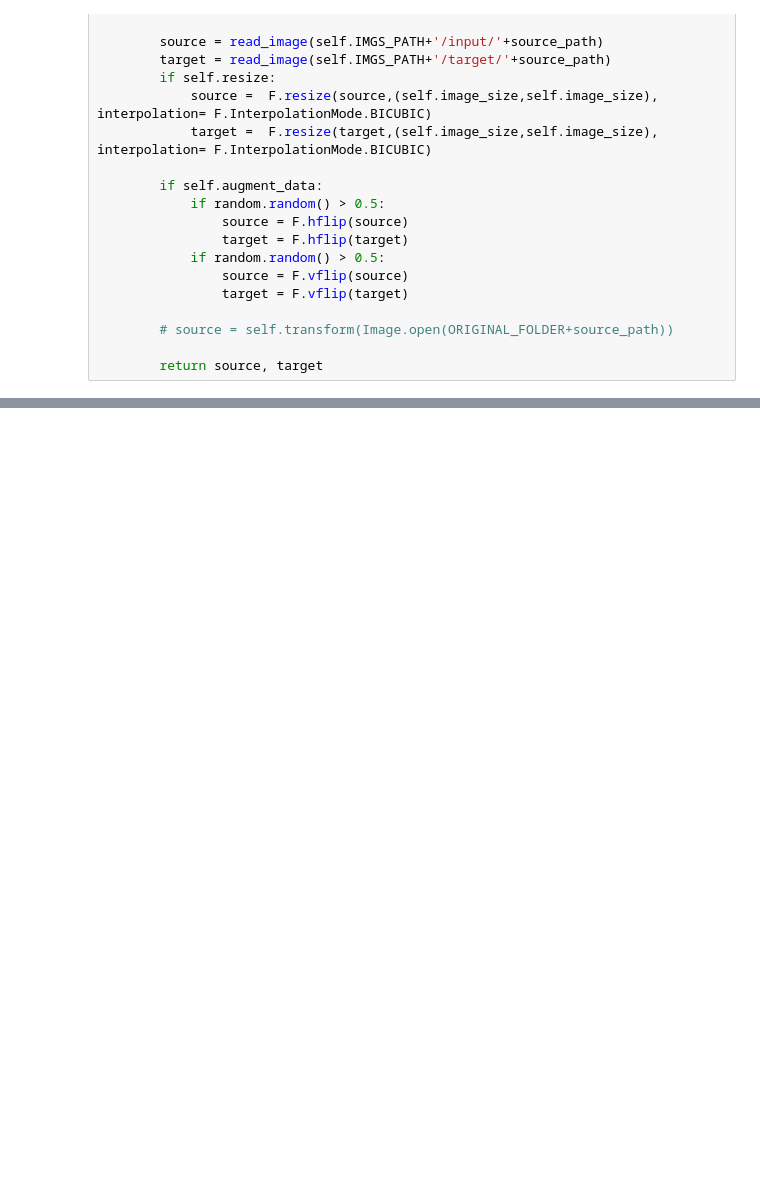
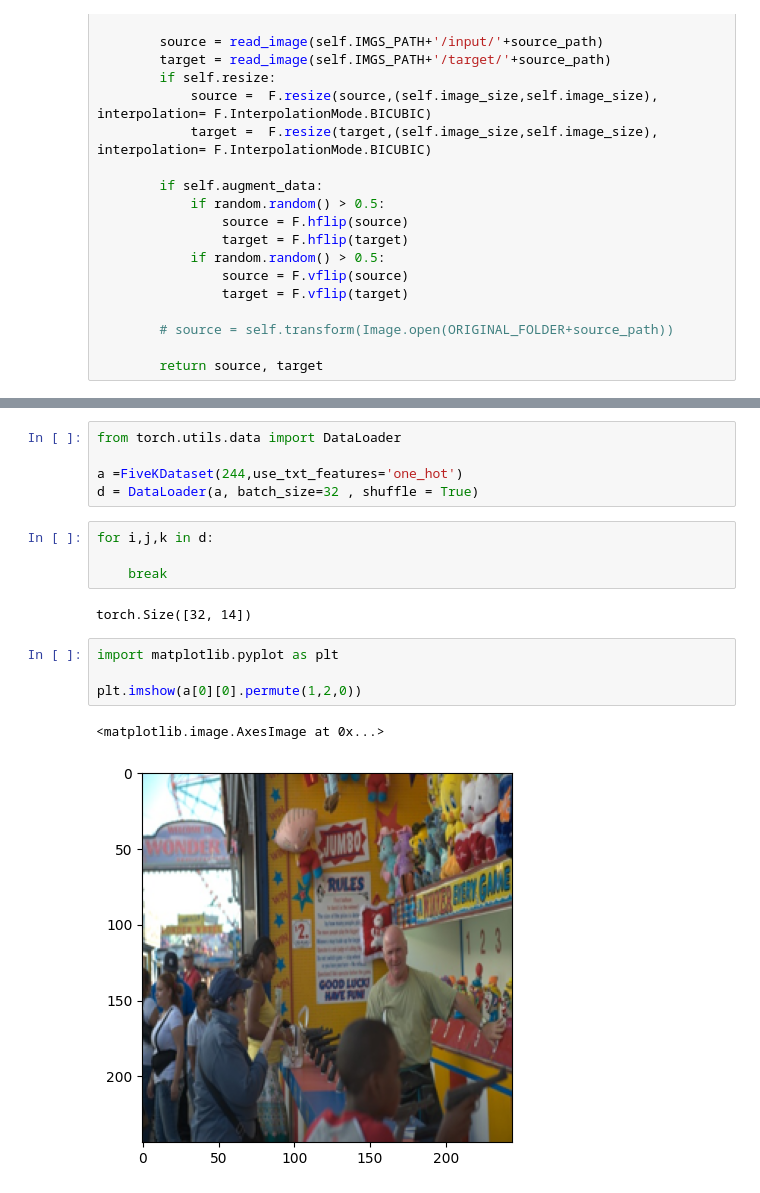
Before and after one commit to zakaria-narjis/ai-photo-enhancer, a Jupyter notebook: notebooks/test_txt_features.ipynb, the cells around one changed output, grey strips where cells are left out. Saved outputs shown, nothing was run; the diff lists cells and outputs as text; blank space fills up the shorter version.

```diff
--- a/notebooks/test_txt_features.ipynb
+++ b/notebooks/test_txt_features.ipynb
@@ -77,0 +404,18 @@ class FiveKDataset(Dataset):
+# %%
+from torch.utils.data import DataLoader
+
+a =FiveKDataset(244,use_txt_features='one_hot')
+d = DataLoader(a, batch_size=32 , shuffle = True)
+# %%
+for i,j,k in d:
+
+    break
+# %% [output]
+torch.Size([32, 14])
+# %%
+import matplotlib.pyplot as plt
+
+plt.imshow(a[0][0].permute(1,2,0))
+# %% [output]
+<matplotlib.image.AxesImage at 0x...>
+[figure, added]
```
Also changed, not shown: parts of 17 cells of this notebook, 1 other file.
